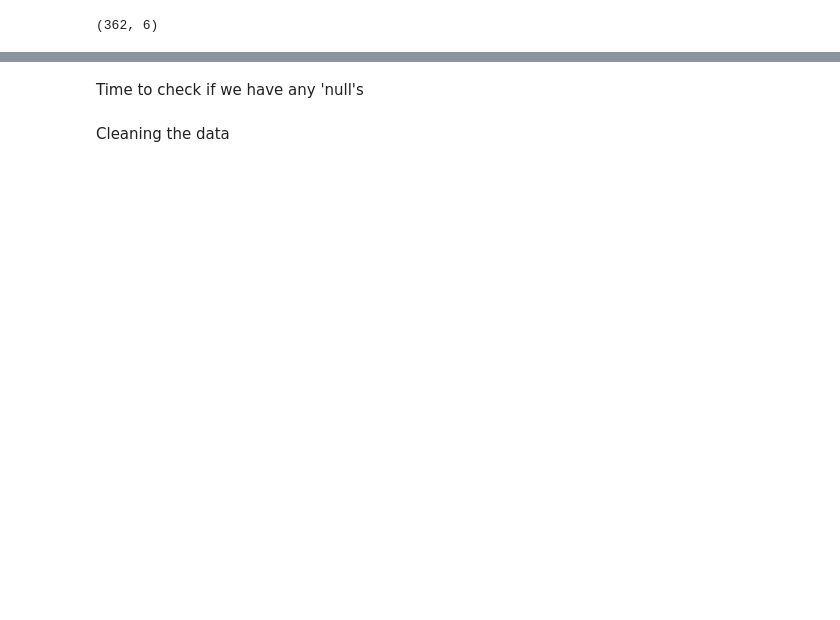
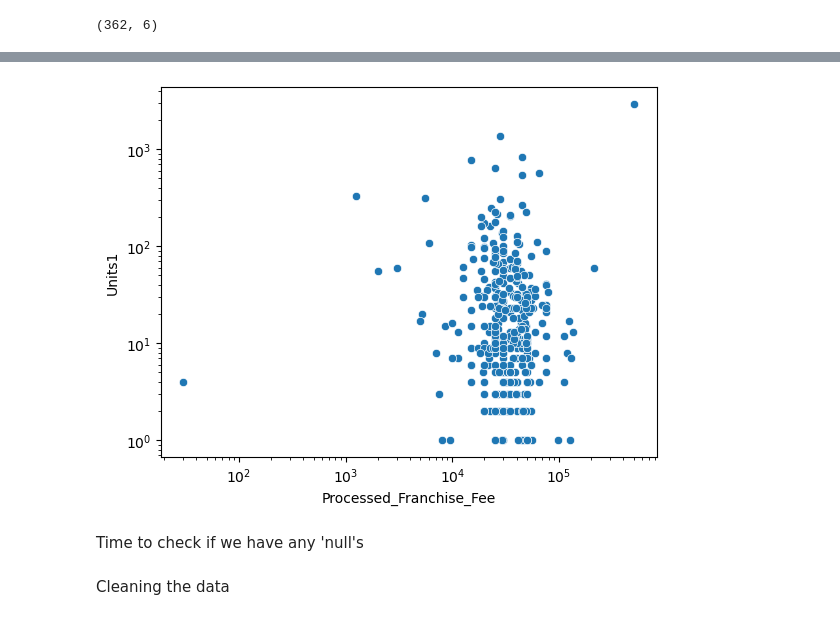
Before and after one commit to ChadSim/firstPro, a Jupyter notebook: Fin Project.ipynb, the cells around one changed output, grey strips where cells are left out. Saved outputs shown, nothing was run; the diff lists cells and outputs as text; code cells hidden in the pictures; blank space fills up the shorter version.

```diff
--- a/Fin Project.ipynb
+++ b/Fin Project.ipynb
@@ -142,7 +132,6 @@ TypeError: unsupported operand type(s) for /: 'str' and 'int'
 # %%
-#new_df_1yr['Units1'] = new_df_1yr['Units1'].fillna(0).astype(int)
-#new_df_1yr['Percentage1'] = new_df_1yr['Percentage1'].fillna(0).astype(float)
+new_df_1yr['Units1'] = new_df_1yr['Units1'].fillna(0).astype(int)
+new_df_1yr['Percentage1'] = new_df_1yr['Percentage1'].fillna(0).astype(float)
 #new_df_1yr['Initial Franchise Fee'] = df['Initial Franchise Fee'].str.replace(',', '').astype(int)
-#new_df_1yr['Initial Franchise Fee'] = new_df_1yr['Initial Franchise Fee'].astype(int)
-new_df_1yr['Initial Franchise Fee'].unique()
+new_df_1yr['Initial Franchise Fee'] = new_df_1yr['Initial Franchise Fee'].astype(int)
 # %% [output]
@@ -168,3 +138,0 @@ df['Units1'] = df['Units1'].str.replace(',', '').astype(int)
-# %%
-#new_df_1yr.isnull().sum().to_frame('nulls')
-new_df_1yr['Units1'] = df['Units1'].astype(int)
@@ -173,3 +278,14 @@ ValueError: cannot convert float NaN to integer
+# %%
+sns.scatterplot(data = new_df_1yr, x = 'Processed_Franchise_Fee', y = 'Units1')
+
+# Set x-axis to logarithmic scale
+plt.xscale('log')
+plt.yscale('log')
+
+# Show the plot
+plt.show()
+# %% [output]
+[figure, added]
 # %% [markdown]
 Time to check if we have any 'null's
 # %% [markdown]
```
Also changed, not shown: parts of 26 cells of this notebook.
